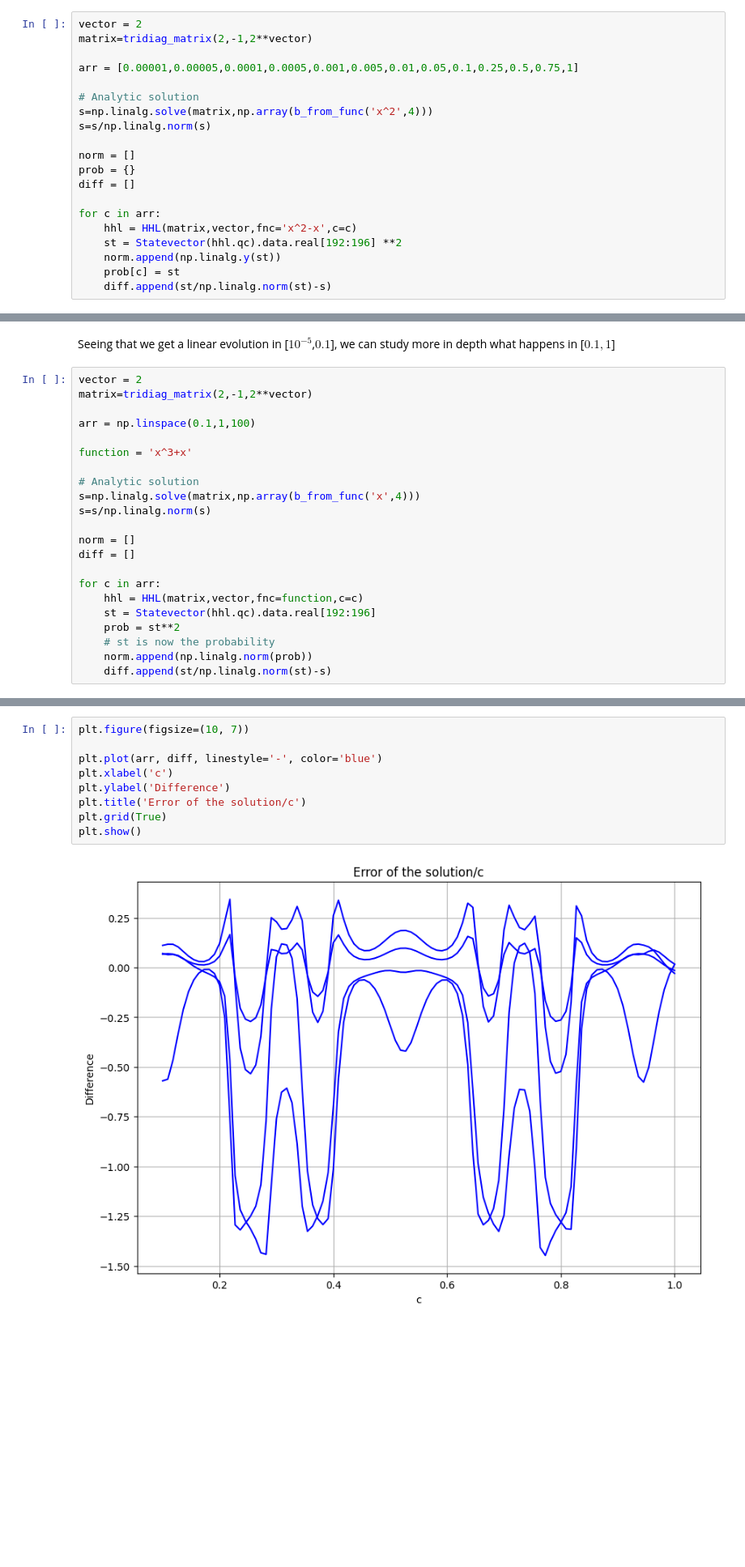
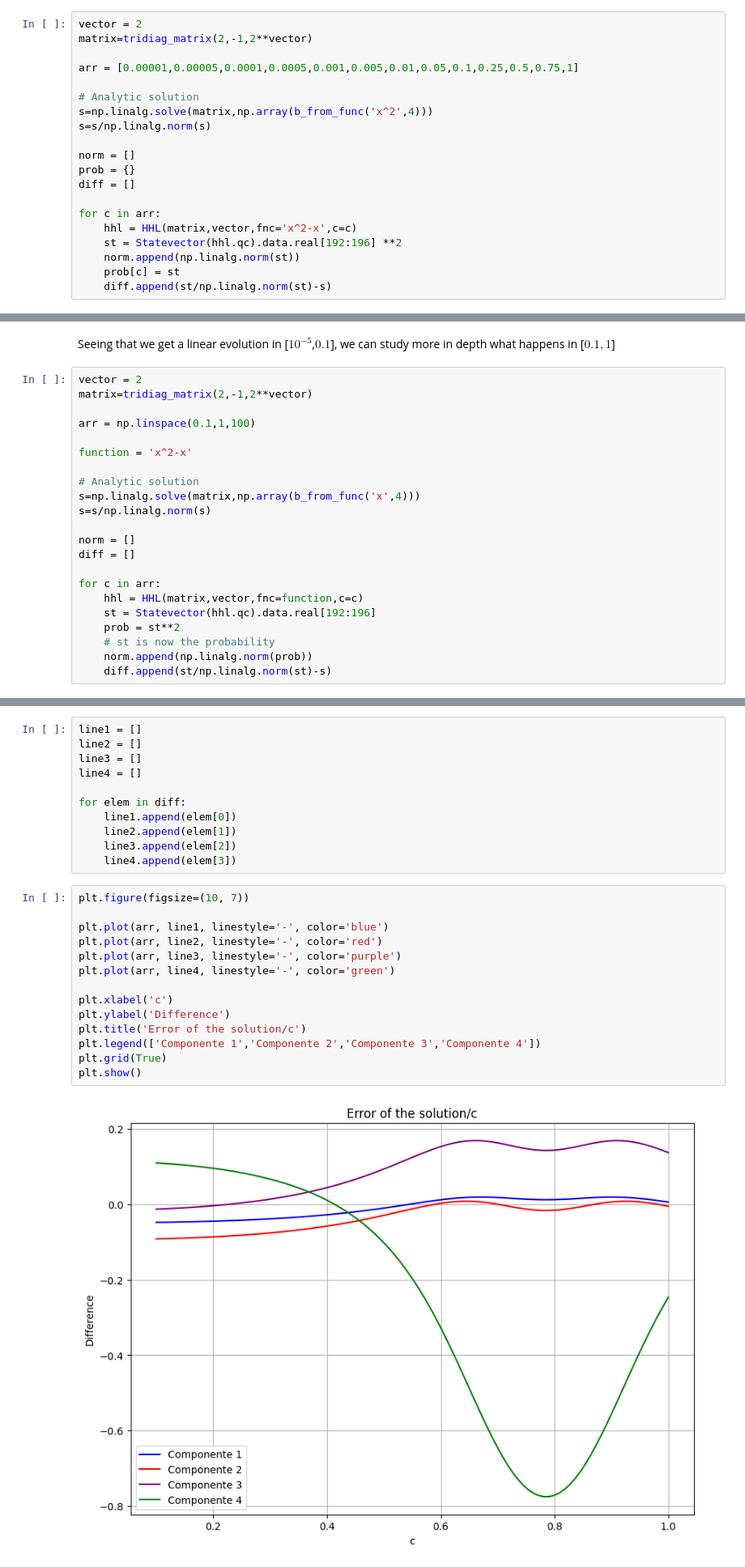
Before and after one commit to Nicofero/CITMAGA, a Jupyter notebook: b_side_approx.ipynb, the cells around one changed output, grey strips where cells are left out. Shown at 81% size. Cells and saved outputs as stored; diff of their text form; blank space fills up the shorter version.

```diff
--- a/b_side_approx.ipynb
+++ b/b_side_approx.ipynb
@@ -465,7 +465,7 @@ diff = []
 for c in arr:
     hhl = HHL(matrix,vector,fnc='x^2-x',c=c)
     st = Statevector(hhl.qc).data.real[192:196] **2
-    norm.append(np.linalg.y(st))
+    norm.append(np.linalg.norm(st))
     prob[c] = st
     diff.append(st/np.linalg.norm(st)-s)
 # %%
@@ -507,7 +507,7 @@ matrix=tridiag_matrix(2,-1,2**vector)
 
 arr = np.linspace(0.1,1,100)
 
-function = 'x^3+x'
+function = 'x^2-x'
 
 # Analytic solution
 s=np.linalg.solve(matrix,np.array(b_from_func('x',4)))
@@ -539,14 +539,30 @@ plt.show()
+# %%
+line1 = []
+line2 = []
+line3 = []
+line4 = []
+
+for elem in diff:
+    line1.append(elem[0])
+    line2.append(elem[1])
+    line3.append(elem[2])
+    line4.append(elem[3])
 # %%
 plt.figure(figsize=(10, 7))
 
-plt.plot(arr, diff, linestyle='-', color='blue')
+plt.plot(arr, line1, linestyle='-', color='blue')
+plt.plot(arr, line2, linestyle='-', color='red')
+plt.plot(arr, line3, linestyle='-', color='purple')
+plt.plot(arr, line4, linestyle='-', color='green')
+
 plt.xlabel('c')
 plt.ylabel('Difference')
 plt.title('Error of the solution/c')
+plt.legend(['Componente 1','Componente 2','Componente 3','Componente 4'])
 plt.grid(True)
 plt.show()
 # %% [output]
-[figure, old version]
+[figure, new version]
 # %%
 plt.figure(figsize=(10, 7))
 
```
Also changed, not shown: parts of 2 cells of this notebook, 2 other files.
